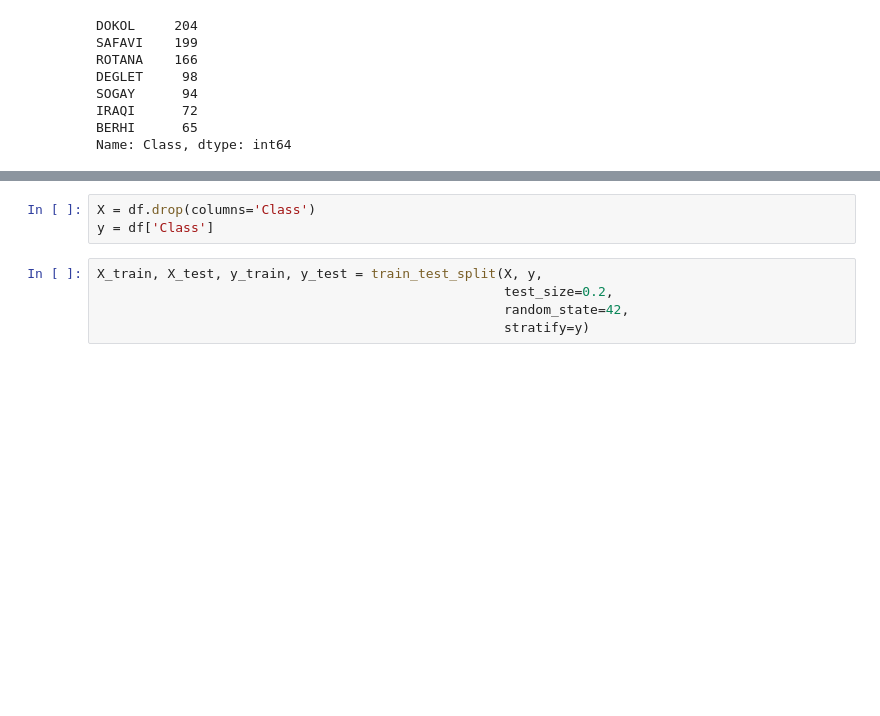
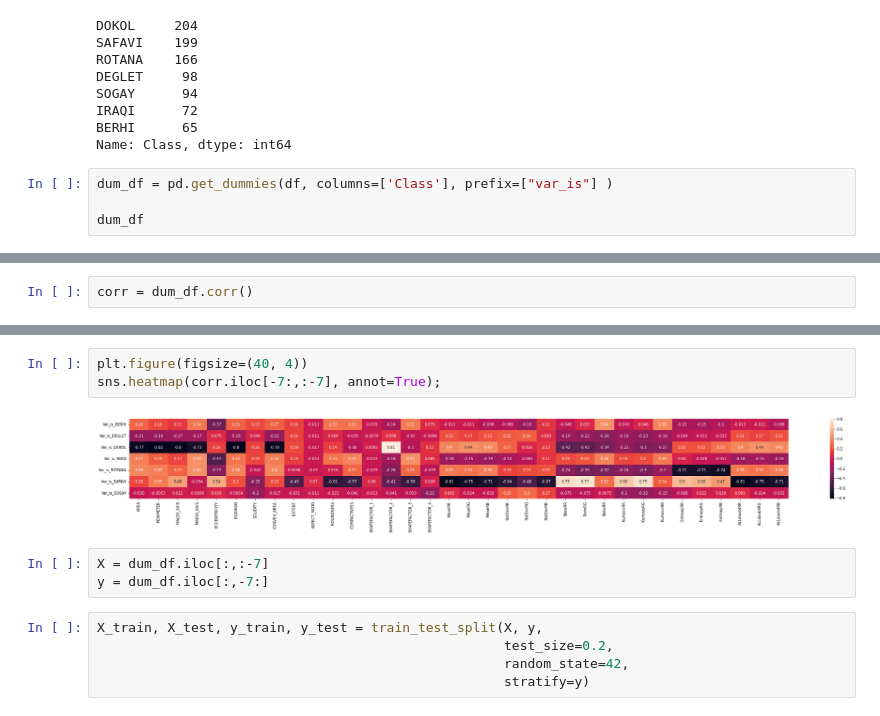
Before and after one commit to JosimarGon/practices, a Jupyter notebook: Data_Fruit_Datasets.ipynb, the cells around one changed output, grey strips where cells are left out. Drawn from its saved outputs; the diff is of its cells as text; blank space fills up the shorter version.

```diff
--- a/Data_Fruit_Datasets.ipynb
+++ b/Data_Fruit_Datasets.ipynb
@@ -50,3 +50,7 @@ SOGAY      94
 IRAQI      72
 BERHI      65
 Name: Class, dtype: int64
+# %%
+dum_df = pd.get_dummies(df, columns=['Class'], prefix=["var_is"] )
+
+dum_df
@@ -52,0 +71,2 @@ Name: Class, dtype: int64
+# %%
+corr = dum_df.corr()
@@ -53,6 +85,11 @@ Name: Class, dtype: int64
+# %%
+plt.figure(figsize=(40, 4))
+sns.heatmap(corr.iloc[-7:,:-7], annot=True);
+# %% [output]
+[figure, added]
 # %%
-X = df.drop(columns='Class')
-y = df['Class']
+X = dum_df.iloc[:,:-7]
+y = dum_df.iloc[:,-7:]
 # %%
 X_train, X_test, y_train, y_test = train_test_split(X, y,
                                                     test_size=0.2,
```
Also changed, not shown: parts of 6 cells of this notebook.
